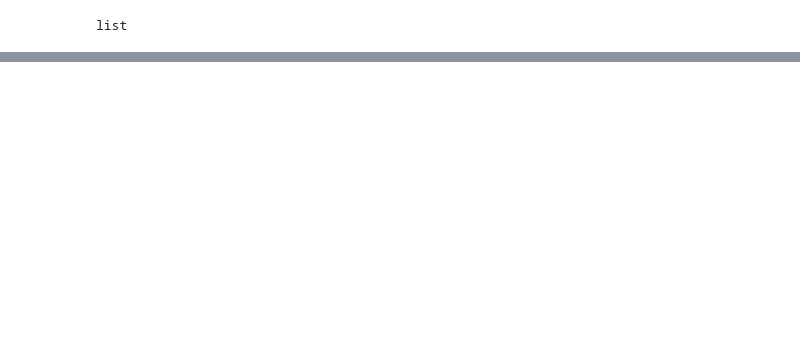
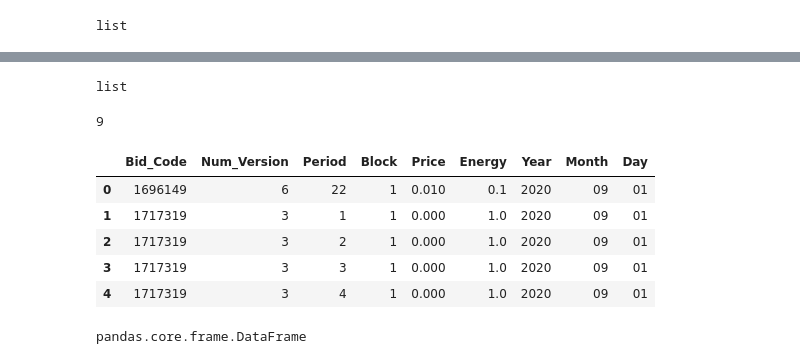
Before and after one commit to luisdelpozo/TFM, a Jupyter notebook: TFM_merged-files.ipynb, the cells around one changed output, grey strips where cells are left out. Saved outputs shown, nothing was run; the diff lists cells and outputs as text; code cells hidden in the pictures; blank space fills up the shorter version.

```diff
--- a/TFM_merged-files.ipynb
+++ b/TFM_merged-files.ipynb
@@ -273,0 +340,10 @@ cab_total_09[29390]
+# %%
+###VAMOS AHORA A INSPECCIONAR UN ARCHIVO DET_
+
+DET_path = '/home/dsc/Documents/TFM/Data/OMIE/det_202009/DET_20200901.1'
+det_0901 = []
+
+with open(DET_path) as det:
+        det_lines = det.readlines()
+        det_0901.append(det_lines)
+        print(len(det_lines))
@@ -273,0 +403,21 @@ cab_total_09[29390]
+# %%
+archive_det_list = !ls -1 /home/dsc/Documents/TFM/Data/OMIE/det_202009/
+# %%
+#Prueba crear una lista única con strings y ',' y solo la info que me interesa:
+#[Código de oferta, Num. versión, Periodo, Bloque, Precio, Energía]
+#[[0:7],[7:10],[10:12],[12:14],[31:48],[48:55]]
+#Se unen con "^" para evitar problemas con el "split" y las "," en los nombres
+
+det_total_0901 = []
+
+for day in range(len(det_0901)):
+    for count in range(len(det_0901[day])):
+        det_total_0901.append((det_0901[day][count][0:7] +'^'+
+                            det_0901[day][count][7:10] +'^'+
+                            det_0901[day][count][10:12] +'^'+
+                            det_0901[day][count][12:14] +'^'+
+                            det_0901[day][count][31:48] +'^'+
+                            det_0901[day][count][48:55] +'^'+
+                            archive_det_list[day][4:8] + '^' +
+                            archive_det_list[day][8:10] + '^' +
+                            archive_det_list[day][10:12]).split('^'))
@@ -273,0 +442,29 @@ cab_total_09[29390]
+# %%
+type(det_total_0901)
+# %% [output]
+list
+# %%
+len(det_total_0901[29390])
+# %% [output]
+9
+# %%
+#columns=['Bid_Code', 'Num_Version', 'Bid_Unit', 'Unit_Description', 'Sell/Buy', 'Pot_max', 'Year','Month','Day']
+df_det_0901 = pd.DataFrame(det_total_0901,
+                        columns=['Bid_Code',
+                                 'Num_Version',
+                                 'Period',
+                                 'Block',
+                                 'Price',
+                                 'Energy',
+                                 'Year',
+                                 'Month',
+                                 'Day'])
+# %%
+df_det_0901.head()
+# %% [output]
+|  | Bid_Code | Num_Version | Period | Block | Price | Energy | Year | Month | Day |
+| 0 | 1696149 | 6 | 22 | 1 | 0.010 | 0.1 | 2020 | 09 | 01 |
+| 1 | 1717319 | 3 | 1 | 1 | 0.000 | 1.0 | 2020 | 09 | 01 |
+| 2 | 1717319 | 3 | 2 | 1 | 0.000 | 1.0 | 2020 | 09 | 01 |
+| 3 | 1717319 | 3 | 3 | 1 | 0.000 | 1.0 | 2020 | 09 | 01 |
+| 4 | 1717319 | 3 | 4 | 1 | 0.000 | 1.0 | 2020 | 09 | 01 |
@@ -273,0 +473,4 @@ cab_total_09[29390]
+# %%
+type(df_det_0901)
+# %% [output]
+pandas.core.frame.DataFrame
```
Also changed, not shown: parts of 34 cells of this notebook.
